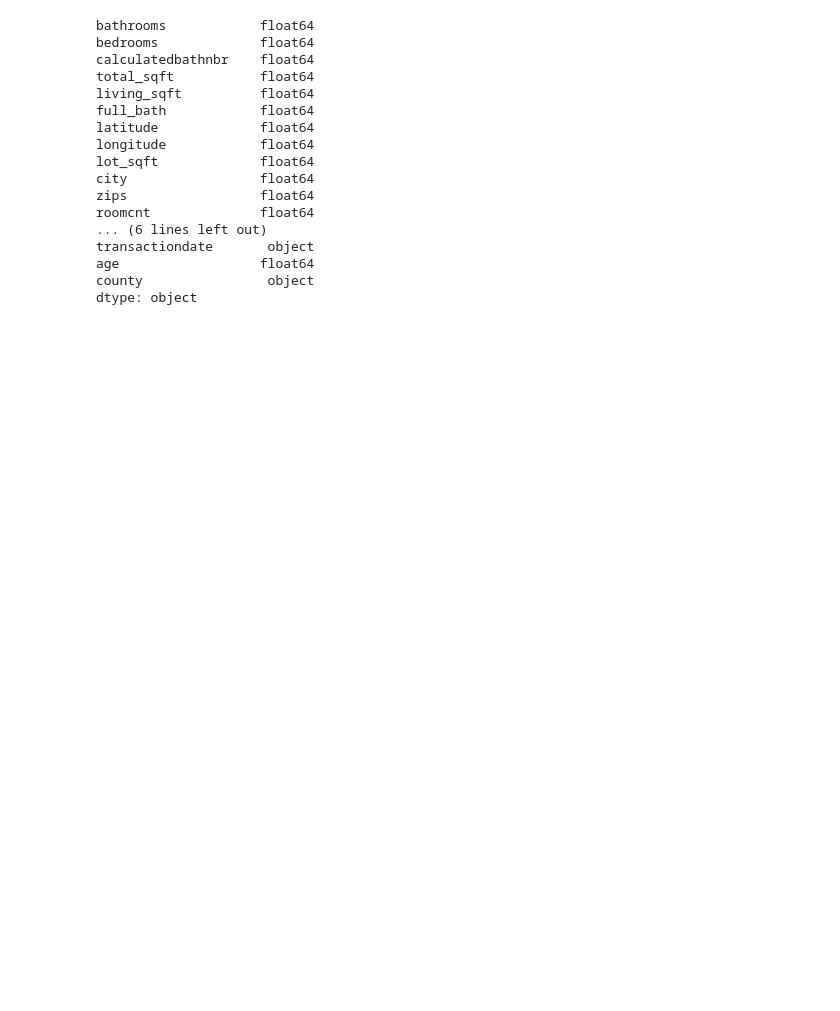
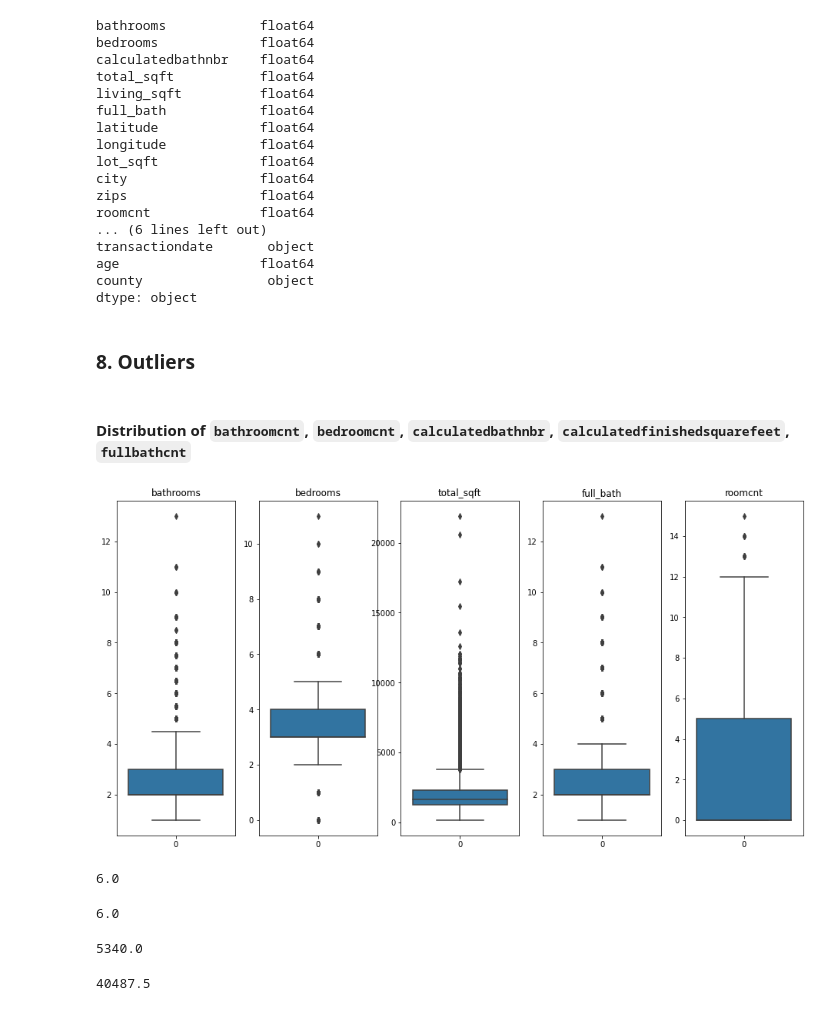
Before and after one commit to m3redithw/Zestimates-Clustering-Project, a Jupyter notebook: wrangle.ipynb, the cells around one changed output. Drawn from its saved outputs; the diff is of its cells as text; code cells hidden in the pictures; blank space fills up the shorter version.

Commit message:
updated rules for outliers

```diff
--- a/wrangle.ipynb
+++ b/wrangle.ipynb
@@ -164,5 +164,5 @@ df.longitude = df.longitude/1000000
 # %% [markdown]
 ### 5. Drop Unuseful Columns
 # %%
-col = ['parcelid','assessmentyear','yearbuilt','fips','propertycountylandusecode', 'propertylandusetypeid', 'rawcensustractandblock', 'regionidcounty', 'censustractandblock', 'propertylandusedesc']
+col = ['parcelid','assessmentyear','yearbuilt','fips','propertycountylandusecode', 'propertylandusetypeid', 'rawcensustractandblock', 'regionidcounty', 'propertylandusedesc']
 df.drop(columns = col, inplace = True)
@@ -194,3 +200,68 @@ df['city'] = df['city'].astype(int)
 df['zips'] = df['zips'].astype(int)
 # %%
 df['age'] = df['age'].astype(int)
+# %% [markdown]
+### 8. Outliers
+# %% [markdown]
+#### Distribution of `bathroomcnt`, `bedroomcnt`, `calculatedbathnbr`, `calculatedfinishedsquarefeet`, `fullbathcnt`
+# %%
+plt.figure(figsize = (16,8))
+
+# List of columns
+cols = ['bathrooms', 'bedrooms', 'total_sqft', 'full_bath', 'roomcnt']
+
+for i, col in enumerate(cols):
+
+    # i starts at 0, but plot nos should start at 1
+    plot_number = i + 1
+
+    # Create subplot.
+    plt.subplot(1,5, plot_number)
+
+    # Title with column name.
+    plt.title(col)
+
+    # Display histogram for column.
+    sns.boxplot(data = df[col])
+# %% [output]
+[figure, added]
+# %%
+# bedrooms
+
+q1, q3 = df.bedrooms.quantile([.25, 0.75])
+iqr = q3 - q1
+k = 2
+upper_bound= q3 + k * iqr
+upper_bound
+# %% [output]
+6.0
+# %%
+# bathrooms
+
+q1, q3 = df.bathrooms.quantile([.25, 0.75])
+iqr = q3 - q1
+k = 3
+upper_bound= q3 + k * iqr
+upper_bound
+# %% [output]
+6.0
+# %%
+# total_sqft
+
+q1, q3 = df.total_sqft.quantile([.25, 0.75])
+iqr = q3 - q1
+k = 3
+upper_bound= q3 + k * iqr
+upper_bound
+# %% [output]
+5340.0
+# %%
+# lot_sqft
+
+q1, q3 = df.lot_sqft.quantile([.25, 0.75])
+iqr = q3 - q1
+k = 10
+upper_bound= q3 + k * iqr
+upper_bound
+# %% [output]
+40487.5
```
Also changed, not shown: parts of 9 cells of this notebook.
